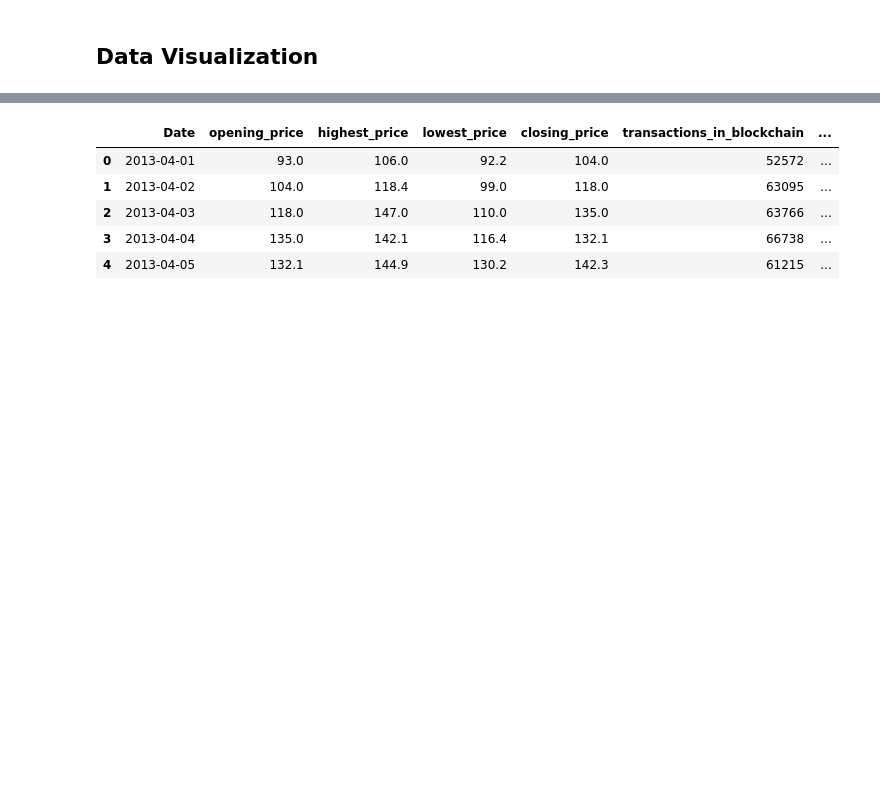
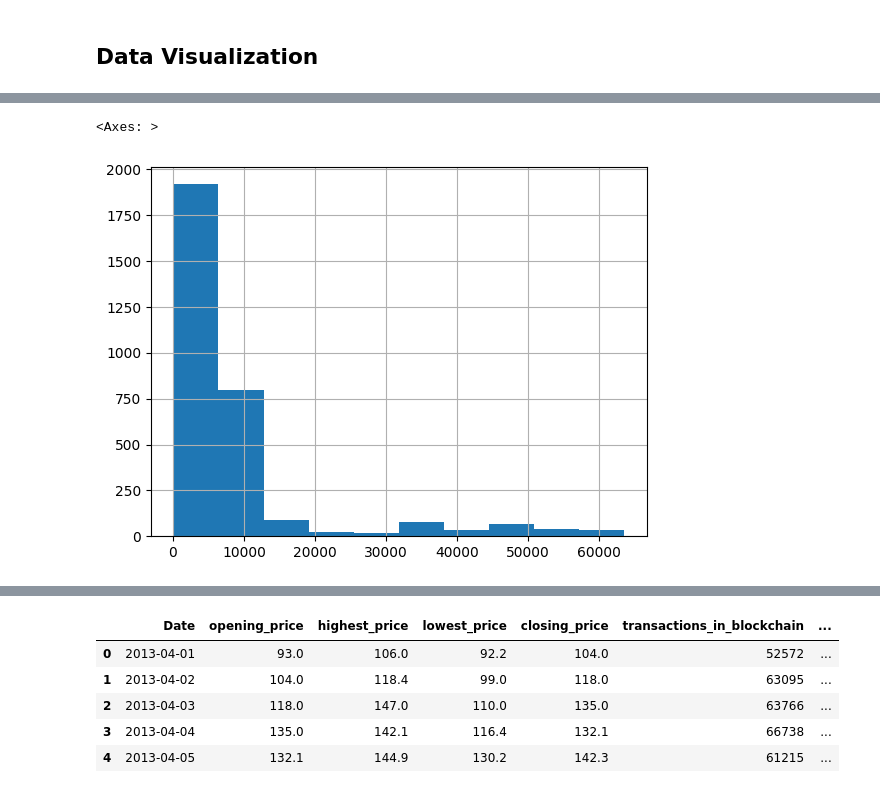
Before and after one commit to mnitrix/Internship-Project, a Jupyter notebook: BitCoin_Price_Prediction.ipynb, the cells around one changed output, grey strips where cells are left out. Saved outputs shown, nothing was run; the diff lists cells and outputs as text; code cells hidden in the pictures; blank space fills up the shorter version.

```diff
--- a/BitCoin_Price_Prediction.ipynb
+++ b/BitCoin_Price_Prediction.ipynb
@@ -37,0 +47,5 @@ bitCoin_price.describe()
+# %%
+bitCoin_price['opening_price'].hist()
+# %% [output]
+<Axes: >
+[figure, added]
```
Also changed, not shown: parts of 25 cells of this notebook.
